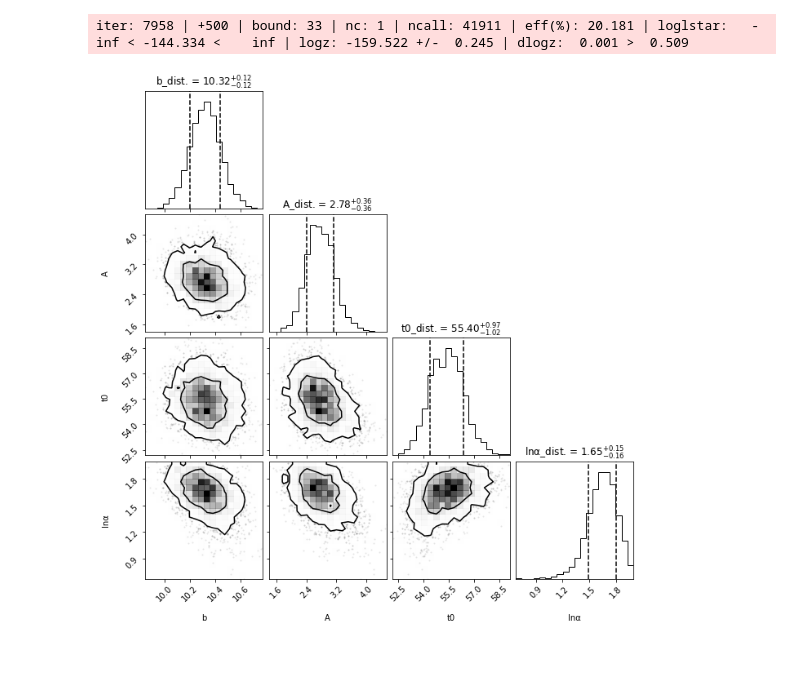
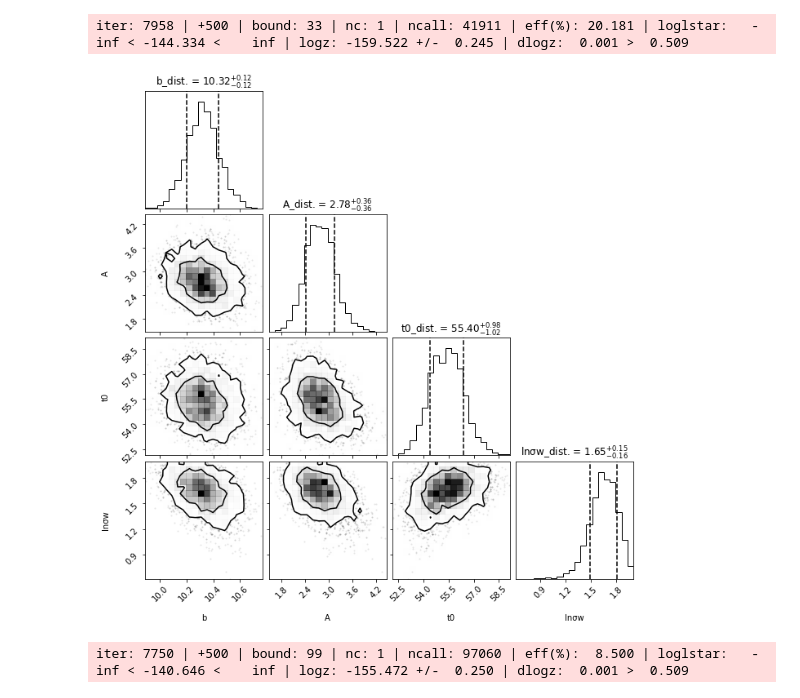
Before and after one commit to VanderbiltAstronomy/astr_8070_s22, a Jupyter notebook: coursework/student_folders/niana_mohammed/vu_astr8070_s22_hw5_NianaMohammed.ipynb, the cells around one changed output. Saved outputs shown, nothing was run; the diff lists cells and outputs as text; code cells hidden in the pictures; blank space fills up the shorter version.

```diff
--- a/coursework/student_folders/niana_mohammed/vu_astr8070_s22_hw5_NianaMohammed.ipynb
+++ b/coursework/student_folders/niana_mohammed/vu_astr8070_s22_hw5_NianaMohammed.ipynb
@@ -301,16 +266,38 @@ sresults = sampler.results
 # %% [output]
 iter: 7958 | +500 | bound: 33 | nc: 1 | ncall: 41911 | eff(%): 20.181 | loglstar:   -inf < -144.334 <    inf | logz: -159.522 +/-  0.245 | dlogz:  0.001 >  0.509
 # %%
+# Make Gaussian model corner plot
+
 from dynesty import utils as dyfunc
 
 # Extract sampling results.
 samples = sresults.samples  # samples
 weights = np.exp(sresults.logwt - sresults.logz[-1])  # normalized weights
 # Resample weighted samples.
 samples_equal = dyfunc.resample_equal(samples, weights)
 
 
-_=corner.corner(samples_equal, quantiles=(0.16, 0.84), levels=(0.68,0.95), labels=['b','A','t0','lnα']
-                    ,titles=['b_dist.','A_dist.','t0_dist.','lnα_dist.'],show_titles=True)
+_=corner.corner(samples_equal, quantiles=(0.16, 0.84), levels=(0.68,0.95), labels=['b','A','t0','lnσw']
+                    ,titles=['b_dist.','A_dist.','t0_dist.','lnσw_dist.'],show_titles=True)
 # %% [output]
-[figure, old version]
+[figure, new version]
+# %%
+# Doing the same thing but for the burst model.
+# Need to make sure prior function is in the appropriate format for dynesty!
+
+def ptformburst(u):
+    params = u.copy()
+
+    params[0] = u[0]*50.
+    params[1] = u[1]*50.
+    params[2] = u[2]*100.
+    params[3] = 5. * (2. * u[3] - 1.)
+
+    return params
+
+# "Static" nested sampling for burst model.
+sampler_burst = dynesty.NestedSampler(logL, ptformburst, ndim)
+sampler_burst.run_nested()
+sresults_burst = sampler_burst.results
+# %% [output]
+iter: 7750 | +500 | bound: 99 | nc: 1 | ncall: 97060 | eff(%):  8.500 | loglstar:   -inf < -140.646 <    inf | logz: -155.472 +/-  0.250 | dlogz:  0.001 >  0.509
```
Also changed, not shown: parts of 22 cells of this notebook.
